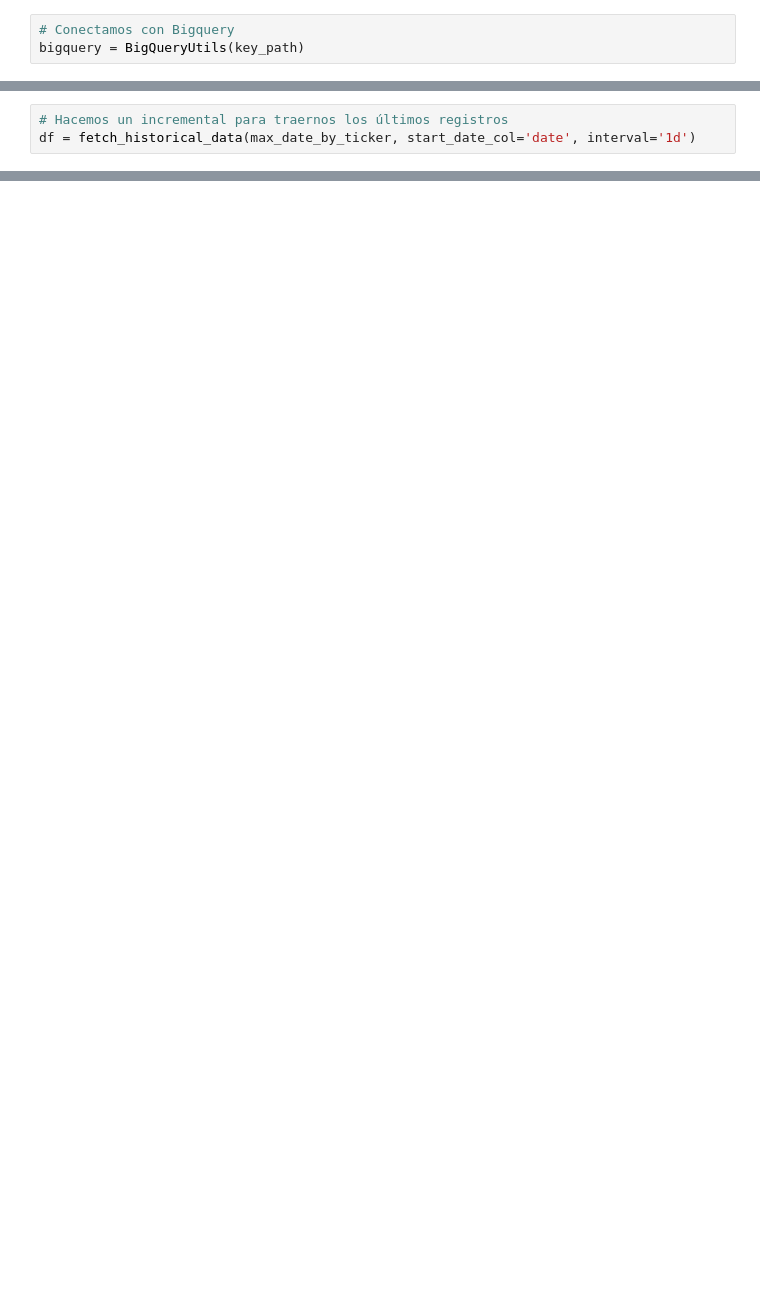
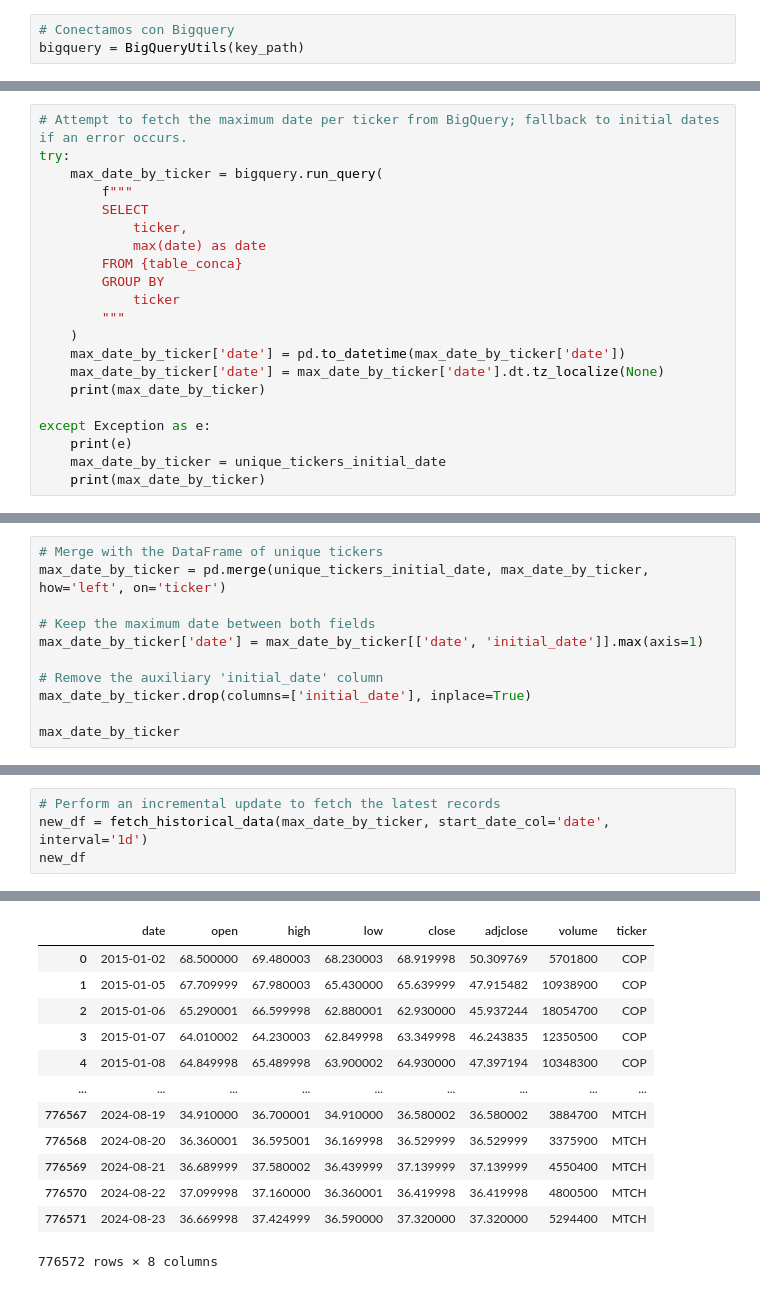
Before and after one commit to cmatoses/financialkeepcoders, a Jupyter notebook: bronze_ticker_data.ipynb, the cells around one changed output, grey strips where cells are left out. Drawn from its saved outputs; the diff is of its cells as text; blank space fills up the shorter version.

```diff
--- a/bronze_ticker_data.ipynb
+++ b/bronze_ticker_data.ipynb
@@ -82,0 +59,21 @@ except Exception as e:
+# %%
+# Attempt to fetch the maximum date per ticker from BigQuery; fallback to initial dates if an error occurs.
+try:
+    max_date_by_ticker = bigquery.run_query(
+        f"""
+        SELECT
+            ticker,
+            max(date) as date
+        FROM {table_conca}
+        GROUP BY
+            ticker
+        """
+    )
+    max_date_by_ticker['date'] = pd.to_datetime(max_date_by_ticker['date'])
+    max_date_by_ticker['date'] = max_date_by_ticker['date'].dt.tz_localize(None)
+    print(max_date_by_ticker)
+
+except Exception as e:
+    print(e)
+    max_date_by_ticker = unique_tickers_initial_date
+    print(max_date_by_ticker)
@@ -82,0 +95,11 @@ except Exception as e:
+# %%
+# Merge with the DataFrame of unique tickers
+max_date_by_ticker = pd.merge(unique_tickers_initial_date, max_date_by_ticker, how='left', on='ticker')
+
+# Keep the maximum date between both fields
+max_date_by_ticker['date'] = max_date_by_ticker[['date', 'initial_date']].max(axis=1)
+
+# Remove the auxiliary 'initial_date' column
+max_date_by_ticker.drop(columns=['initial_date'], inplace=True)
+
+max_date_by_ticker
@@ -83,4 +120,5 @@ except Exception as e:
 # %%
-# Hacemos un incremental para traernos los últimos registros
-df = fetch_historical_data(max_date_by_ticker, start_date_col='date', interval='1d')
+# Perform an incremental update to fetch the latest records
+new_df = fetch_historical_data(max_date_by_ticker, start_date_col='date', interval='1d')
+new_df
 # %% [output]
@@ -103,0 +142,13 @@ Datos obtenidos para WMT.
+|  | date | open | high | low | close | adjclose | volume | ticker |
+| 0 | 2015-01-02 | 68.500000 | 69.480003 | 68.230003 | 68.919998 | 50.309769 | 5701800 | COP |
+| 1 | 2015-01-05 | 67.709999 | 67.980003 | 65.430000 | 65.639999 | 47.915482 | 10938900 | COP |
+| 2 | 2015-01-06 | 65.290001 | 66.599998 | 62.880001 | 62.930000 | 45.937244 | 18054700 | COP |
+| 3 | 2015-01-07 | 64.010002 | 64.230003 | 62.849998 | 63.349998 | 46.243835 | 12350500 | COP |
+| 4 | 2015-01-08 | 64.849998 | 65.489998 | 63.900002 | 64.930000 | 47.397194 | 10348300 | COP |
+| ... | ... | ... | ... | ... | ... | ... | ... | ... |
+| 776567 | 2024-08-19 | 34.910000 | 36.700001 | 34.910000 | 36.580002 | 36.580002 | 3884700 | MTCH |
+| 776568 | 2024-08-20 | 36.360001 | 36.595001 | 36.169998 | 36.529999 | 36.529999 | 3375900 | MTCH |
+| 776569 | 2024-08-21 | 36.689999 | 37.580002 | 36.439999 | 37.139999 | 37.139999 | 4550400 | MTCH |
+| 776570 | 2024-08-22 | 37.099998 | 37.160000 | 36.360001 | 36.419998 | 36.419998 | 4800500 | MTCH |
+| 776571 | 2024-08-23 | 36.669998 | 37.424999 | 36.590000 | 37.320000 | 37.320000 | 5294400 | MTCH |
+776572 rows × 8 columns
```
Also changed, not shown: parts of 13 cells of this notebook, 2 other files.
